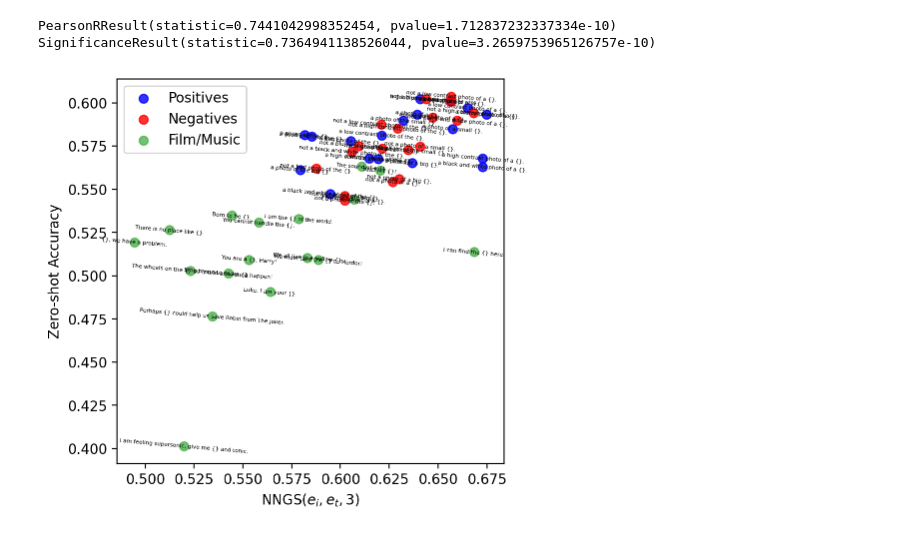
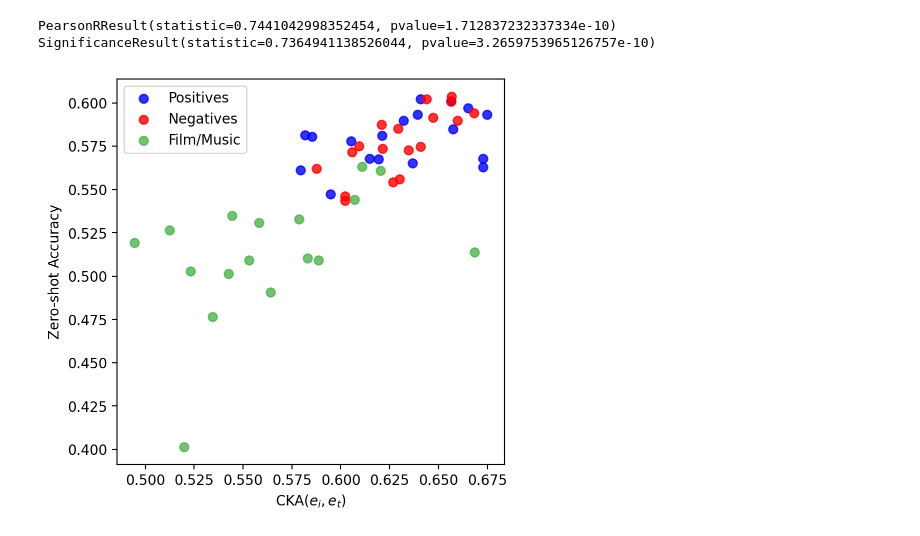
Before and after one commit to tiagoft/graph_structure, a Jupyter notebook: experiments/nngs_paper/notebooks/zeroshot_clip_imagenet_cka.ipynb, the cells around one changed output. Cells and saved outputs as stored; diff of their text form; code cells hidden in the pictures.

```diff
--- a/experiments/nngs_paper/notebooks/zeroshot_clip_imagenet_cka.ipynb
+++ b/experiments/nngs_paper/notebooks/zeroshot_clip_imagenet_cka.ipynb
@@ -228,27 +212,27 @@ SignificanceResult(statistic=0.7364941138526044, pvalue=3.2659753965126757e-10)
 # %%
 plt.figure(figsize=(5,5))
 jdist=np.array(jdist)
 acc=np.array(acc)
 labels = ['Positives', 'Negatives', 'Film/Music']
 colormap = [(0,0,1,1), (1,0,0,1), (0.3,.7,0.3,1)]
 colors = [colormap[0]]*len(templates) + [colormap[1]] * len(templates_neg) + [colormap[2]] * len(templates_movies)
 
 plt.scatter(jdist[:len(templates)], acc[:len(templates)], s=40, alpha=0.8, c=colormap[0], label=labels[0])
 plt.scatter(jdist[len(templates):len(templates)+len(templates_neg)], acc[len(templates):len(templates)+len(templates_neg)], s=40, alpha=0.8, c=colormap[1], label=labels[1])
 plt.scatter(jdist[len(templates)+len(templates_neg):], acc[len(templates)+len(templates_neg):], s=40, alpha=0.8, c=colormap[2], label=labels[2])
 
-for i in range(len(templates_)):
-    plt.text(jdist[i], acc[i], templates_[i], fontsize=4, ha='center', va='center', rotation=-5)
+# for i in range(len(templates_)):
+#     plt.text(jdist[i], acc[i], templates_[i], fontsize=4, ha='center', va='center', rotation=-5)
     #plt.text(jdist[i], acc[i]-0.01, ks[i], fontsize=8, ha='center', va='top')
 # for i in range(n_new):
 #     plt.arrow(x=jdist[i], y=acc[i], dx=jdist[n_new+i]-jdist[i], dy=acc[n_new+i]-acc[i],
 #               length_includes_head=True, width=0.0002, head_width=0.002, head_length=0.003,
 #               alpha=0.5)
 
-plt.xlabel(f'NNGS$(e_i,e_t,{k})$')
+plt.xlabel(f'CKA$(e_i,e_t)$')
 plt.ylabel('Zero-shot Accuracy')
-plt.savefig('zeroshot_sg_dirty.pdf', bbox_inches='tight')
+plt.savefig('zeroshot_sg_dirty_imagenet_cka.pdf', bbox_inches='tight')
 plt.legend()
 plt.show()
 # %% [output]
-[figure, old version]
+[figure, new version]
```
Also changed, not shown: parts of 2 cells of this notebook, 6 other files.
